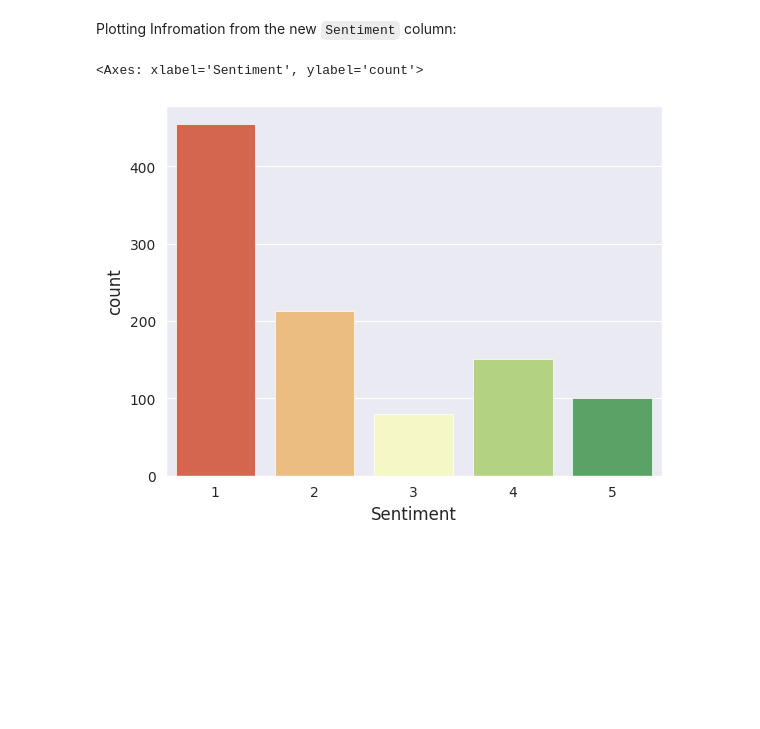
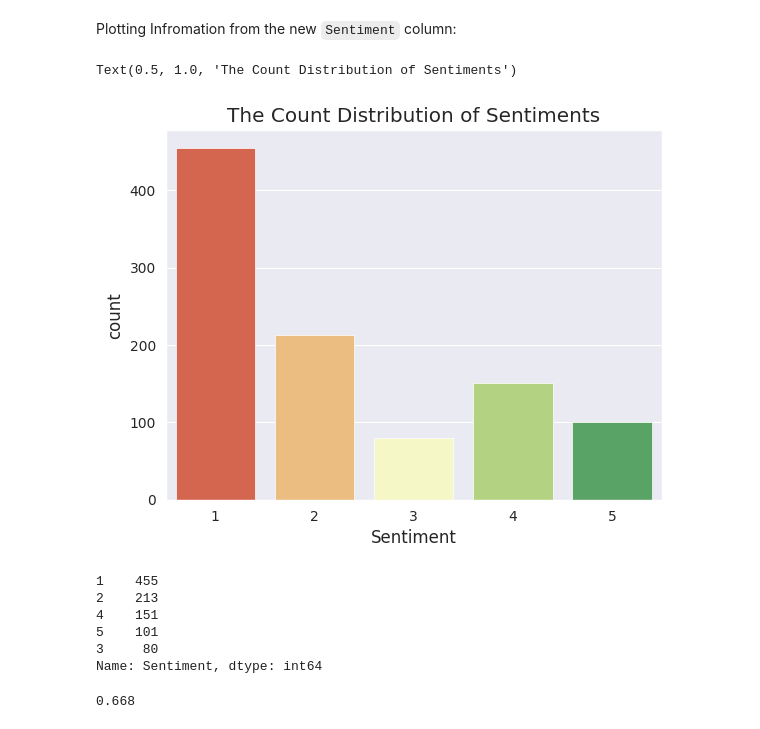
Before and after one commit to BhushanIngale/British-Airways-Data-Science, a Jupyter notebook: src/British_Airways_Task_1.ipynb, the cells around one changed output. Drawn from its saved outputs; the diff is of its cells as text; code cells hidden in the pictures; blank space fills up the shorter version.

```diff
--- a/src/British_Airways_Task_1.ipynb
+++ b/src/British_Airways_Task_1.ipynb
@@ -498,7 +502,22 @@ df['Sentiment'].iloc[3]
 Plotting Infromation from the new `Sentiment` column:
 # %%
 # Plotting Sentiment Scores:
-sns.countplot(data=df, x="Sentiment", palette='RdYlGn')
+ax = sns.countplot(data=df, x="Sentiment", palette='RdYlGn')
+ax.set_title("The Count Distribution of Sentiments")
 # %% [output]
-<Axes: xlabel='Sentiment', ylabel='count'>
+Text(0.5, 1.0, 'The Count Distribution of Sentiments')
-[figure, old version]
+[figure, new version]
+# %%
+df.Sentiment.value_counts()
+# %% [output]
+1    455
+2    213
+4    151
+5    101
+3     80
+Name: Sentiment, dtype: int64
+# %%
+# Percentage of Sentiment 1 & 2:
+(455+213)/1000
+# %% [output]
+0.668
```
Also changed, not shown: parts of 1 cell of this notebook, 2 other files.
